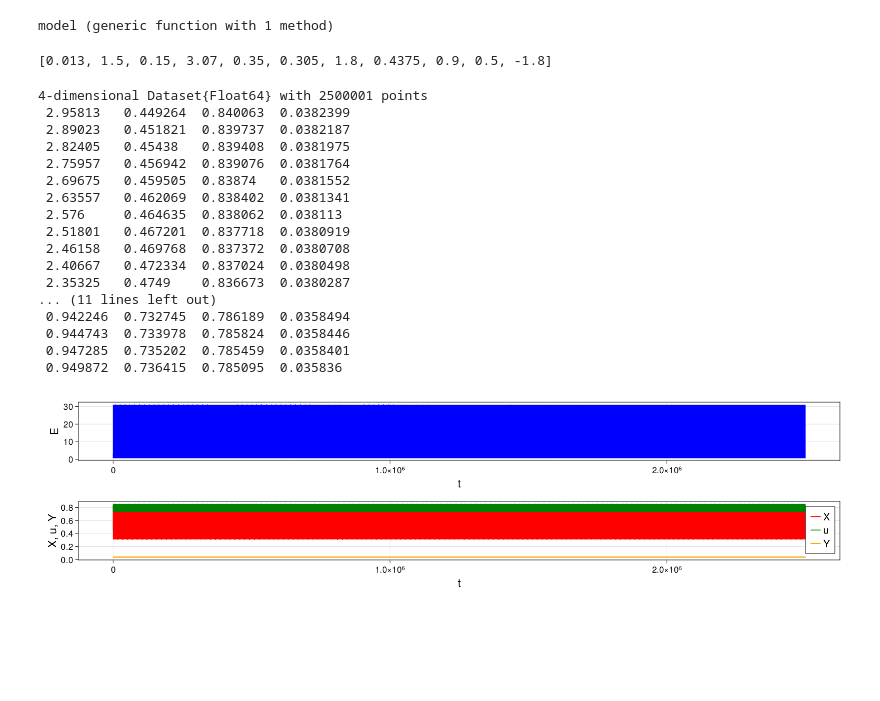
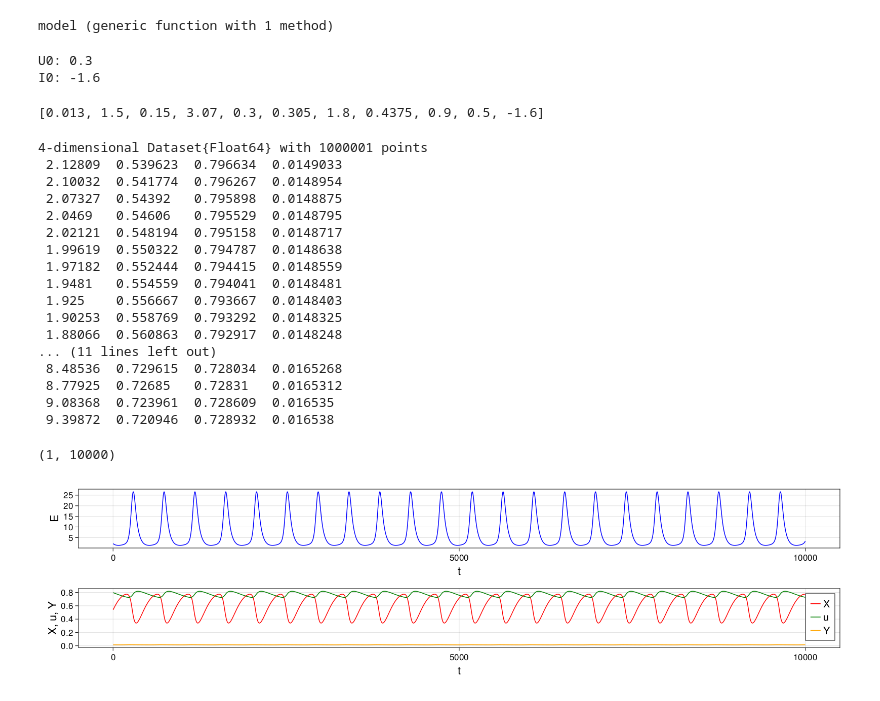
Before and after one commit to SergeyNovak777/dynamical-systems, a Jupyter notebook: Tsodyks&Markram/system Barabash 2d_map SLE.ipynb, the cells around one changed output. Drawn from its saved outputs; the diff is of its cells as text; code cells hidden in the pictures; blank space fills up the shorter version.

```diff
--- a/Tsodyks&Markram/system Barabash 2d_map SLE.ipynb
+++ b/Tsodyks&Markram/system Barabash 2d_map SLE.ipynb
@@ -6,15 +6,3 @@ E = 0..20
 box = E × X × u × Y
 
 using CairoMakie
-# %%
-τ = 0.013
-α = 1.5
-J = 3.07
-τ_D = 0.15
-U0 = 0.35
-τ_F = 1
-ΔU0 = 0.305
-τ_y = 1.8
-β = 0.4375
-xthr = 0.9
-ythr = 0.5
@@ -41,50 +21,65 @@ function model(u, p ,t)
 end
 # %% [output]
 model (generic function with 1 method)
+# %%
+τ = 0.013; τ_D = 0.15; τ_F = 1; τ_y = 1.8
+α = 1.5; J = 3.07; β = 0.4375
+U0 = U0_start; ΔU0 = 0.305
+xthr = 0.9; ythr = 0.5
+I0 = I0_start;
+# %%
+println("U0: $U0");
+println("I0: $I0");
+# %% [output]
+U0: 0.3
+I0: -1.6
 # %%
-p = SA[0.013, 1.5, 0.15, 3.07, 0.35, 0.305, 1.8, 0.4375, 0.9, 0.5, -1.8]
-
+p = SA[τ, α, τ_D, J, U0, ΔU0, τ_y, β, xthr, ythr, I0]
 u0 = SA[3.3403239669724387, 0.1, 0.1, 0.03677942307955071]
-tspan = (0.0, 2500.0)
-
+tspan = (0.0, 1000.0)
 ds = ContinuousDynamicalSystem(model, u0, p)
-
 println(ds.p)
-tr = trajectory(ds, tspan[2], Ttr = tspan[2]; Δt = 0.001, diffeq = (alg = RK4(),  adaptive = false, dt = 0.001))
+tr = trajectory(ds, tspan[2], Ttr = tspan[2]/2; Δt = 0.001, diffeq = (alg = RK4(),  adaptive = false, dt = 0.001))
 # %% [output]
-[0.013, 1.5, 0.15, 3.07, 0.35, 0.305, 1.8, 0.4375, 0.9, 0.5, -1.8]
+[0.013, 1.5, 0.15, 3.07, 0.3, 0.305, 1.8, 0.4375, 0.9, 0.5, -1.6]
-4-dimensional Dataset{Float64} with 2500001 points
- 2.95813   0.449264  0.840063  0.0382399
- 2.89023   0.451821  0.839737  0.0382187
- 2.82405   0.45438   0.839408  0.0381975
- 2.75957   0.456942  0.839076  0.0381764
- 2.69675   0.459505  0.83874   0.0381552
- 2.63557   0.462069  0.838402  0.0381341
- 2.576     0.464635  0.838062  0.038113
- 2.51801   0.467201  0.837718  0.0380919
- 2.46158   0.469768  0.837372  0.0380708
- 2.40667   0.472334  0.837024  0.0380498
- 2.35325   0.4749    0.836673  0.0380287
+4-dimensional Dataset{Float64} with 1000001 points
+ 2.12809  0.539623  0.796634  0.0149033
+ 2.10032  0.541774  0.796267  0.0148954
+ 2.07327  0.54392   0.795898  0.0148875
+ 2.0469   0.54606   0.795529  0.0148795
+ 2.02121  0.548194  0.795158  0.0148717
+ 1.99619  0.550322  0.794787  0.0148638
+ 1.97182  0.552444  0.794415  0.0148559
+ 1.9481   0.554559  0.794041  0.0148481
+ 1.925    0.556667  0.793667  0.0148403
+ 1.90253  0.558769  0.793292  0.0148325
+ 1.88066  0.560863  0.792917  0.0148248
 ... (11 lines left out)
- 0.942246  0.732745  0.786189  0.0358494
- 0.944743  0.733978  0.785824  0.0358446
- 0.947285  0.735202  0.785459  0.0358401
- 0.949872  0.736415  0.785095  0.035836
+ 8.48536  0.729615  0.728034  0.0165268
+ 8.77925  0.72685   0.72831   0.0165312
+ 9.08368  0.723961  0.728609  0.016535
+ 9.39872  0.720946  0.728932  0.016538
+# %%
+cord1 = 2
+cord2 = 3
+cord3 = 1
+
+ts, tf = 1, 10000
+# %% [output]
+(1, 10000)
 # %%
 f = Figure(resolution = (1600, 400))
 
 ax1 = Axis(f[1, 1], xlabel = "t", ylabel = "E", xlabelsize = 22, ylabelsize = 22,xticklabelsize = 17, yticklabelsize = 17)
 ax2 = Axis(f[2, 1], xlabel = "t", ylabel = "X, u, Y", xlabelsize = 22, ylabelsize = 22,xticklabelsize = 17, yticklabelsize = 17)
-
-ts, tf = 1, 2500000
 
 lines!(ax1, tr[ts:tf, 1], color = "blue", label = "E")
 
 lines!(ax2, tr[ts:tf, 2], color = "red", label = "X")
 lines!(ax2, tr[ts:tf, 3], color = "green", label = "u")
 lines!(ax2, tr[ts:tf, 4], color = "orange", label = "Y")
 
 axislegend(ax2, labelsize=20)
 f
 # %% [output]
-[figure, old version]
+[figure, new version]
```
Also changed, not shown: parts of 18 cells of this notebook, 11 other files.
